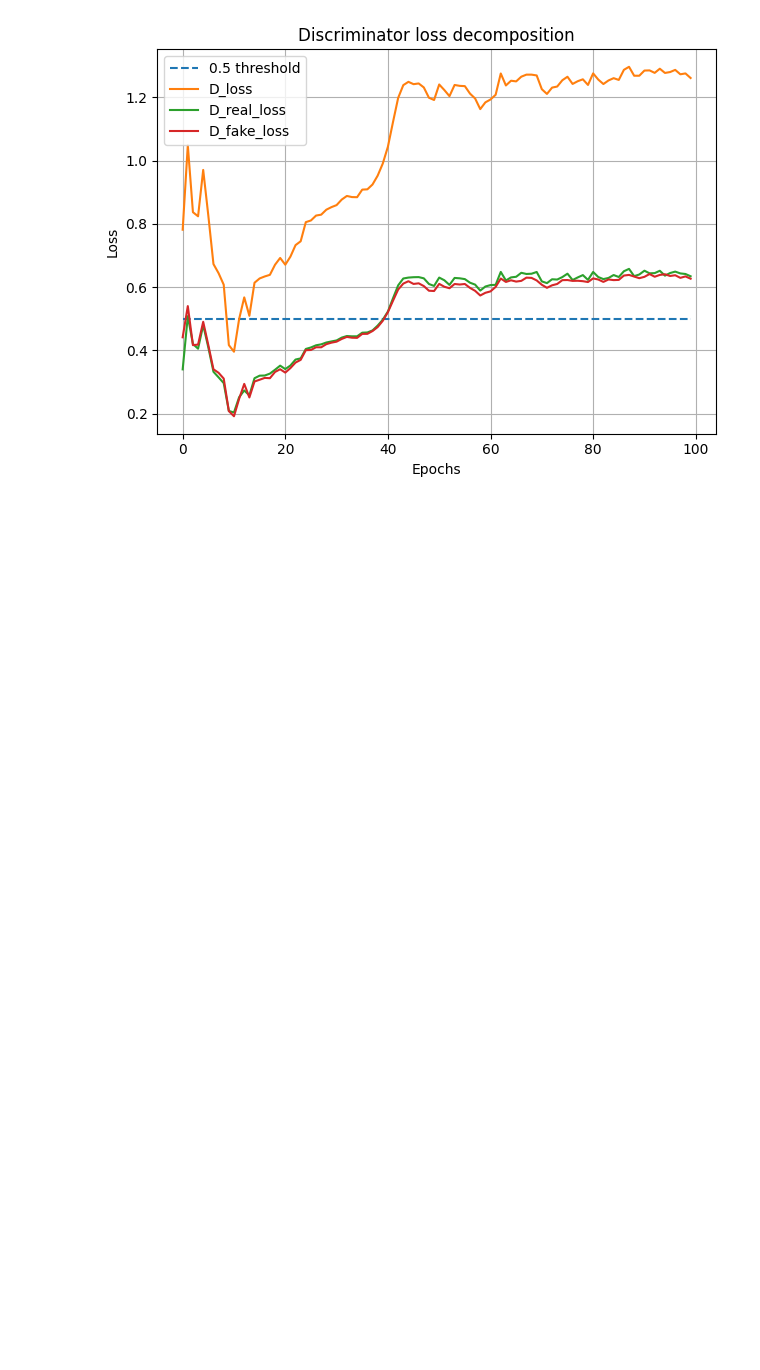
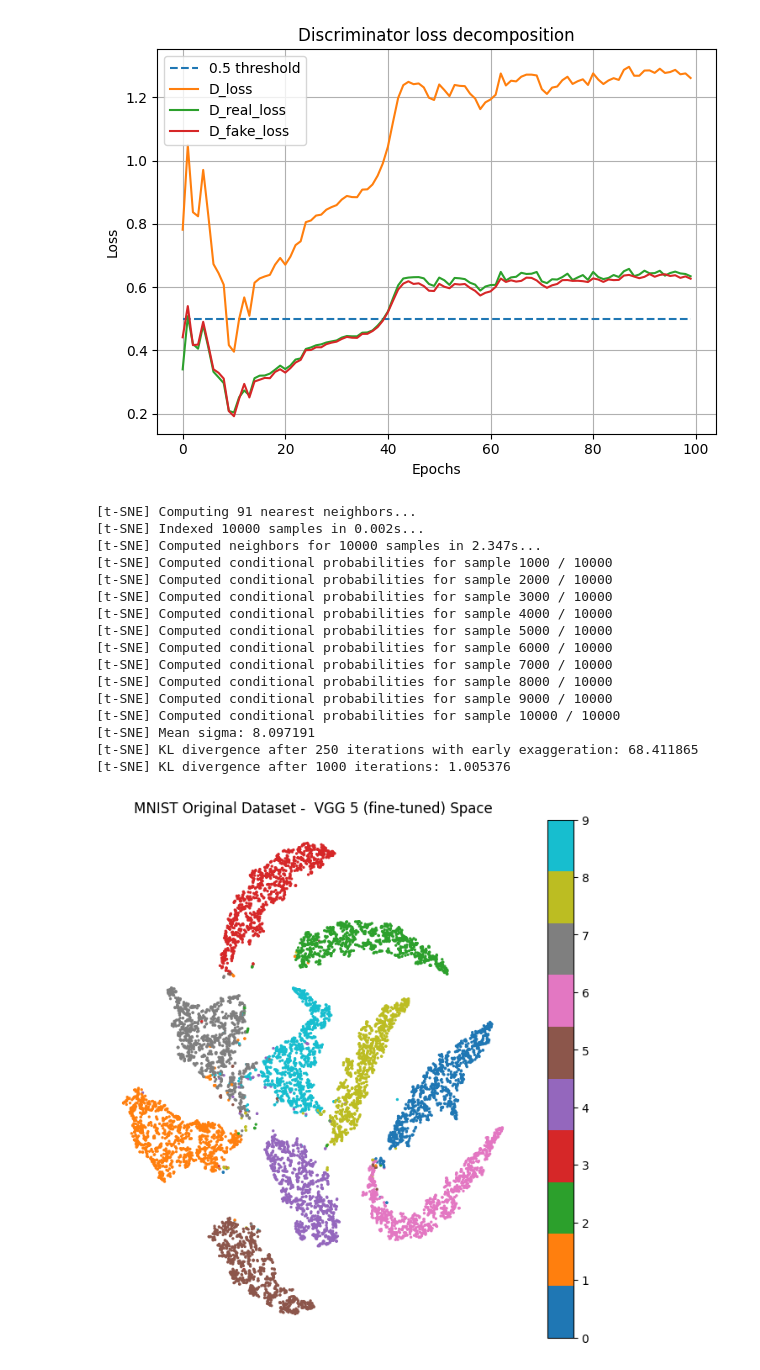
Before and after one commit to metlouf/playing_with_gans, a Jupyter notebook: test.ipynb, the cells around one changed output. Cells and saved outputs as stored; diff of their text form; code cells hidden in the pictures; blank space fills up the shorter version.

```diff
--- a/test.ipynb
+++ b/test.ipynb
@@ -45,0 +78,39 @@ plt.legend()
+# %%
+from high_dim_viz import *
+
+transform = transforms.Compose([
+            transforms.ToTensor(),
+            transforms.Normalize(mean=(0.5), std=(0.5))])
+
+train_dataset = datasets.MNIST(root='data/MNIST/', train=True, transform=transform, download=True)
+test_dataset = datasets.MNIST(root='data/MNIST/', train=False, transform=transform, download=False)
+
+
+
+X = train_dataset.data[:10000].reshape((-1,28*28))[:10000]
+y = train_dataset.targets[:10000]
+confidence = np.ones(len(y))
+
+
+
+
+new_X = vgg5_encoding(X)
+tsne_pipeline(new_X,y, f"MNIST Original Dataset -  VGG 5 (fine-tuned) Space",confidence)
+# %% [output]
+[t-SNE] Computing 91 nearest neighbors...
+[t-SNE] Indexed 10000 samples in 0.002s...
+[t-SNE] Computed neighbors for 10000 samples in 2.347s...
+[t-SNE] Computed conditional probabilities for sample 1000 / 10000
+[t-SNE] Computed conditional probabilities for sample 2000 / 10000
+[t-SNE] Computed conditional probabilities for sample 3000 / 10000
+[t-SNE] Computed conditional probabilities for sample 4000 / 10000
+[t-SNE] Computed conditional probabilities for sample 5000 / 10000
+[t-SNE] Computed conditional probabilities for sample 6000 / 10000
+[t-SNE] Computed conditional probabilities for sample 7000 / 10000
+[t-SNE] Computed conditional probabilities for sample 8000 / 10000
+[t-SNE] Computed conditional probabilities for sample 9000 / 10000
+[t-SNE] Computed conditional probabilities for sample 10000 / 10000
+[t-SNE] Mean sigma: 8.097191
+[t-SNE] KL divergence after 250 iterations with early exaggeration: 68.411865
+[t-SNE] KL divergence after 1000 iterations: 1.005376
+[figure, added]
```
Also changed, not shown: parts of 5 cells of this notebook, 3 other files.
